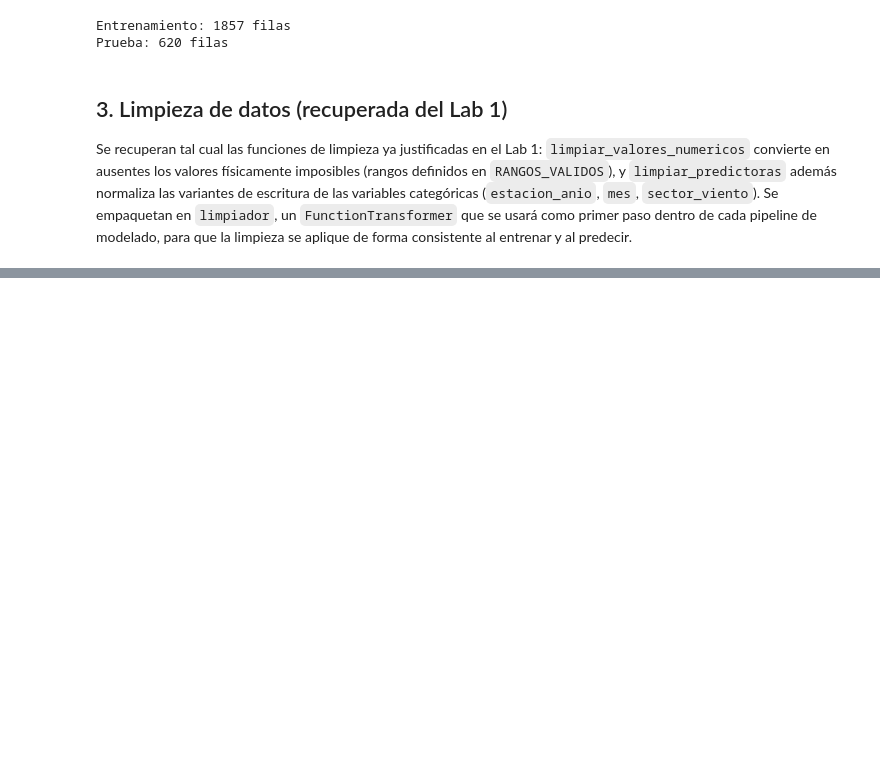
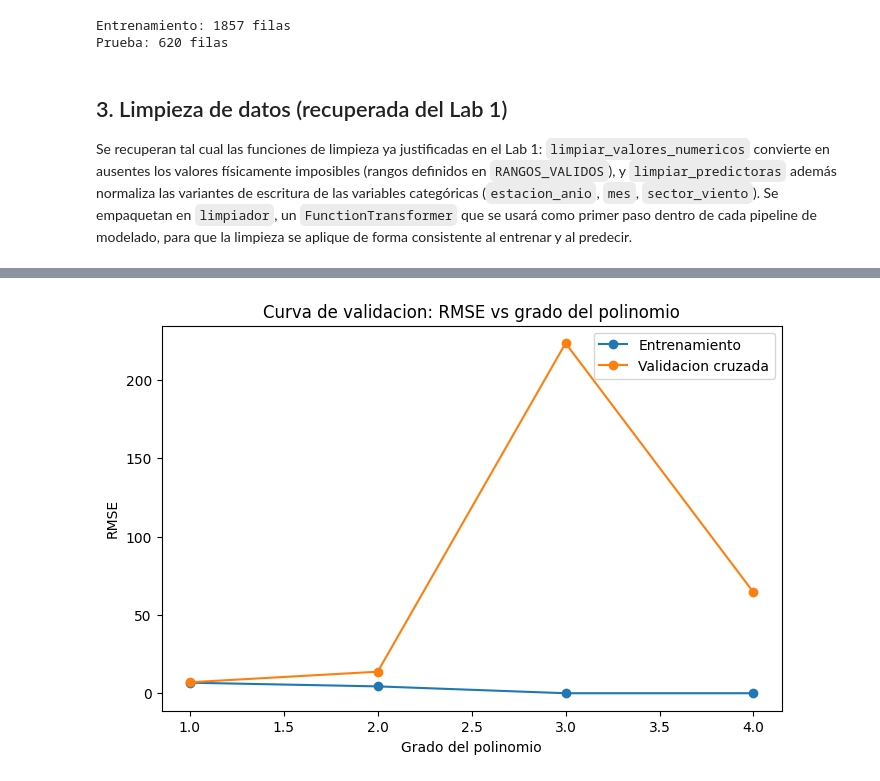
Before and after one commit to Dangar221/Lab2, a Jupyter notebook: L2/Laboratorio2_Garcia_Ferreira.ipynb, the cells around one changed output, grey strips where cells are left out. Drawn from its saved outputs; the diff is of its cells as text; code cells hidden in the pictures; blank space fills up the shorter version.

```diff
--- a/L2/Laboratorio2_Garcia_Ferreira.ipynb
+++ b/L2/Laboratorio2_Garcia_Ferreira.ipynb
@@ -120,0 +190,19 @@ columnas_categoricas = X.select_dtypes(include='object').columns.tolist()
+# %%
+from sklearn.preprocessing import MinMaxScaler, RobustScaler
+
+param_grid_poly = {
+    'preparacion__numericas__polynomial__degree': [1, 2, 3],
+    'preparacion__numericas__scaler': [StandardScaler(), MinMaxScaler(), RobustScaler()]
+}
+
+grid_poly = GridSearchCV(
+    estimator=pipeline_polinomial,
+    param_grid=param_grid_poly,
+    cv=5,
+    scoring='neg_root_mean_squared_error',
+    n_jobs=-1
+)
+
+grid_poly.fit(X_train, y_train)
+
+print('Mejor configuración:', grid_poly.best_params_)
@@ -120,0 +233,25 @@ columnas_categoricas = X.select_dtypes(include='object').columns.tolist()
+# %%
+grados = [1, 2, 3, 4]
+
+train_scores, val_scores = validation_curve(
+    pipeline_polinomial, X_train, y_train,
+    param_name='preparacion__numericas__polynomial__degree',
+    param_range=grados,
+    cv=5,
+    scoring='neg_root_mean_squared_error',
+    n_jobs=-1
+)
+
+rmse_train_grados = -train_scores.mean(axis=1)
+rmse_val_grados = -val_scores.mean(axis=1)
+
+plt.figure(figsize=(8, 5))
+plt.plot(grados, rmse_train_grados, marker='o', label='Entrenamiento')
+plt.plot(grados, rmse_val_grados, marker='o', label='Validacion cruzada')
+plt.xlabel('Grado del polinomio')
+plt.ylabel('RMSE')
+plt.title('Curva de validacion: RMSE vs grado del polinomio')
+plt.legend()
+plt.show()
+# %% [output]
+[figure, added]
```
Also changed, not shown: parts of 37 cells of this notebook.
